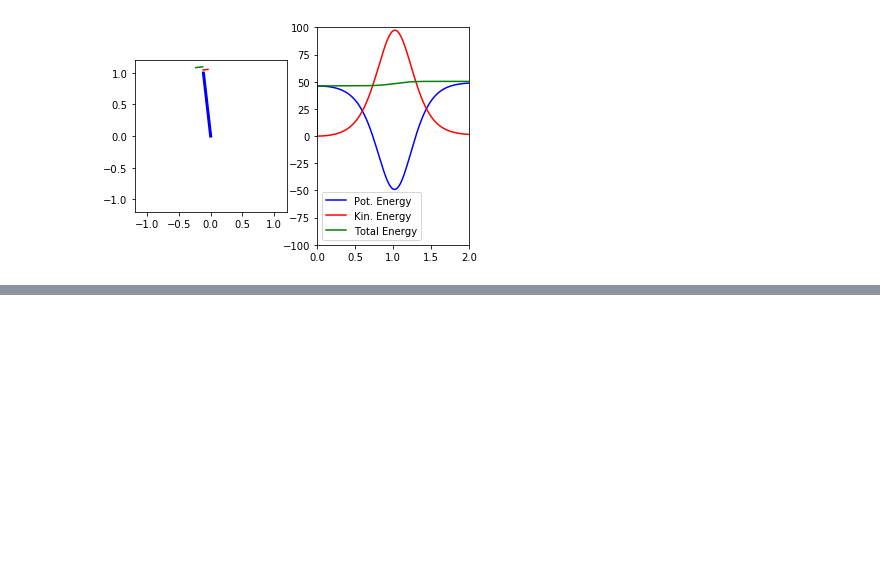
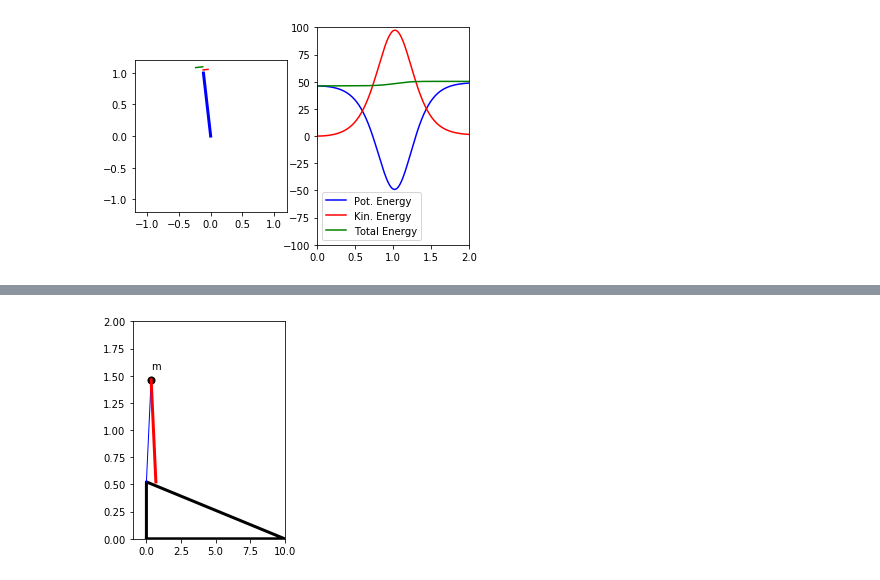
Before and after one commit to jackybaltes/IntelligentHumanoidRobotics, a Jupyter notebook: Passive Dynamic Walker.ipynb, the cells around one changed output, grey strips where cells are left out. Saved outputs shown, nothing was run; the diff lists cells and outputs as text; code cells hidden in the pictures; blank space fills up the shorter version.

```diff
--- a/Passive Dynamic Walker.ipynb
+++ b/Passive Dynamic Walker.ipynb
@@ -207,0 +214,67 @@ HTML(lineAni.to_html5_video())
+# %%
+def drawEnvironment( ax, length, alpha ):
+    height = math.sin( alpha ) * length
+    ax.plot( [ 0, length, 0, 0 ], [ 0, 0, height, 0], 'k-', linewidth = 3.0 )
+
+def drawRobot( ax, state ):
+    posx, posy, support, legLength, leftLeg, rightLeg = state
+    thetaL, _, _ = leftLeg
+    thetaR, _, _ = rightLeg
+
+    if ( support == 'left '):
+        lwL = 3.0
+        lwR = 1.0
+    else:
+        lwL = 1.0
+        lwR = 3.0
+
+    aLx, aLy = posx - math.sin( thetaL ) * legLength, posy - math.cos( thetaL ) * legLength
+
+    ax.plot( [posx, aLx], [posy, aLy ], 'b-', linewidth = lwL )
+
+    aRx, aRy = posx - math.sin( thetaR ) * legLength, posy - math.cos( thetaR ) * legLength
+    ax.plot( [ posx, aRx], [ posy, aRy ], 'r-', linewidth = lwR )
+
+    ax.scatter( posx, posy, 50, color='black' )
+    ax.text( posx, posy + 0.1, 'm' )
+
+def calcRobotPosition( state, env ):
+    rl, alpha = env
+    _, _, support, legLength, left, right = state
+    thetaL, _, _ = left
+    thetaR, _, _ = right
+    if ( support == 'left' ):
+        posx, posy  = math.sin( thetaL ) * legLength, rl * math.sin( alpha ) + math.cos( thetaL ) * legLength
+    else:
+        posx, posy  = math.sin( thetaR ) * legLength, rl * math.sin( alpha ) + math.cos( thetaR ) * legLength
+    state[0], state[1] = posx, posy
+    return ( posx, posy )
+
+RAMPLENGTH = 10.0
+ALPHA = 3.0/180.0 * math.pi
+
+env = ( RAMPLENGTH, ALPHA )
+LEGLENGTH = 1.0
+
+fig = plt.figure()
+ax1 = fig.add_subplot( 1, 2, 1 )
+#ax1.set_aspect('equal')
+ax1.set_xlim( (-1.0, RAMPLENGTH ) )
+ax1.set_ylim( (0.0, 2.0 ) )
+
+thetaL = 20.0/180.0 * math.pi
+thetaR = -20.0/180.0 * math.pi
+
+initial = [ 0.0, 0.0,
+         'left',
+         LEGLENGTH,
+         [ thetaL, 0.0/180.0 * math.pi, 0.0/180.0 * math.pi ],
+         [ thetaR, 0.0/180.0 * math.pi, 0.0/180.0 * math.pi ] ]
+
+state = initial
+calcRobotPosition( state, env )
+
+drawEnvironment( ax1, LENGTH, ALPHA )
+drawRobot( ax1, state )
+# %% [output]
+[figure, added]
```
Also changed, not shown: parts of 1 cell of this notebook, 1 other file.
